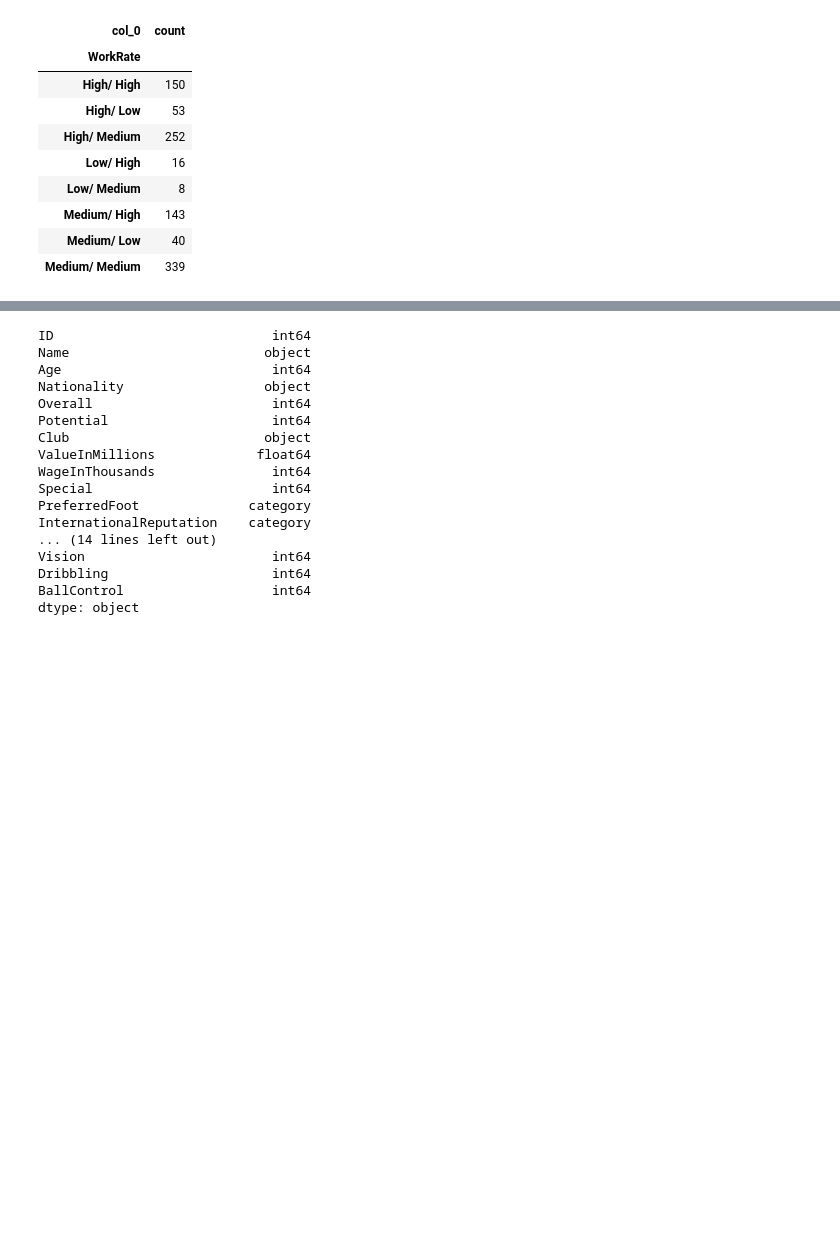
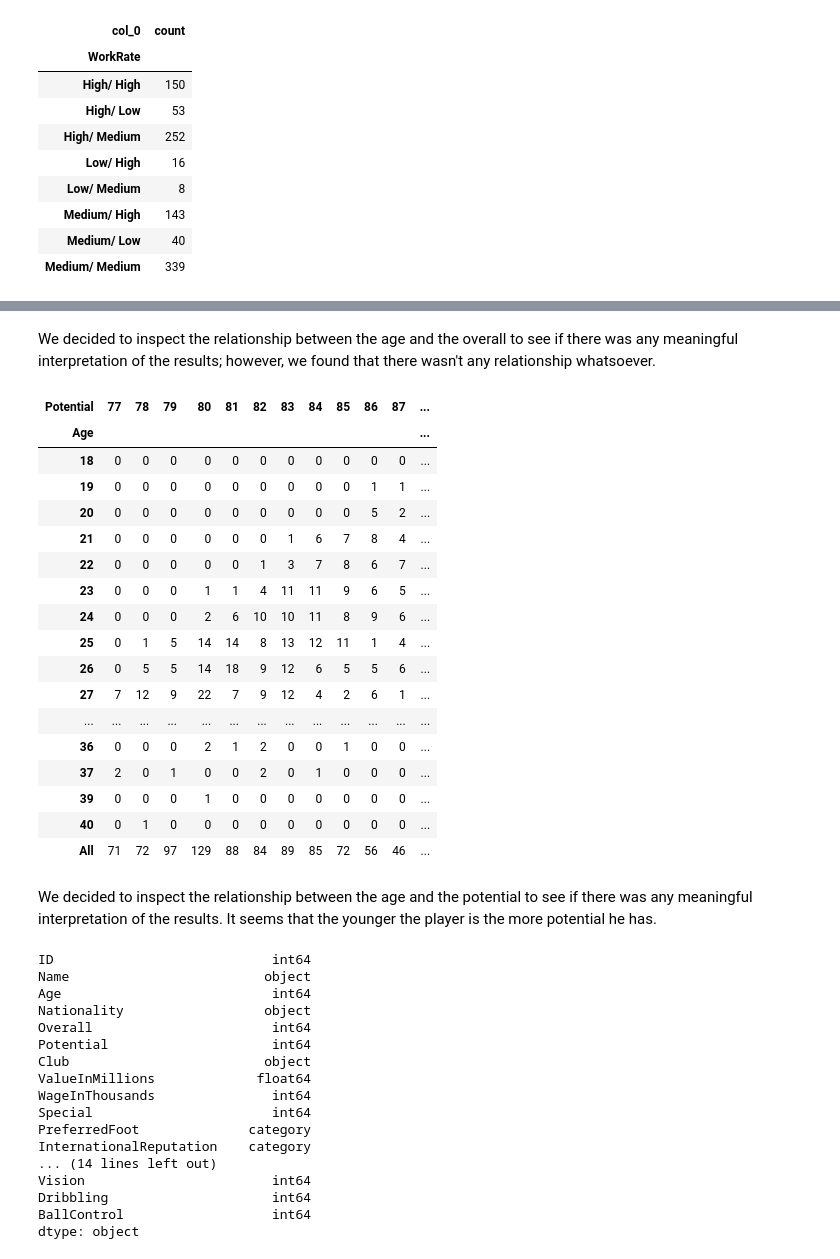
Before and after one commit to salmaemrany/Assignment1, a Jupyter notebook: Assignment 1.ipynb, the cells around one changed output, grey strips where cells are left out. Cells and saved outputs as stored; diff of their text form; code cells hidden in the pictures; blank space fills up the shorter version.

```diff
--- a/Assignment 1.ipynb
+++ b/Assignment 1.ipynb
@@ -608,3 +624,28 @@ pd.crosstab(index=df['WorkRate'], columns='count')
+# %% [markdown]
+We decided to inspect the relationship between the age and the overall to see if there was any meaningful interpretation of the results; however, we found that there wasn't any relationship whatsoever.
+# %%
+pd.crosstab(df['Age'], df['Potential'],margins=True)
+# %% [output]
+| Potential | 77 | 78 | 79 | 80 | 81 | 82 | 83 | 84 | 85 | 86 | 87 | ... |
+| Age |  |  |  |  |  |  |  |  |  |  |  | ... |
+| 18 | 0 | 0 | 0 | 0 | 0 | 0 | 0 | 0 | 0 | 0 | 0 | ... |
+| 19 | 0 | 0 | 0 | 0 | 0 | 0 | 0 | 0 | 0 | 1 | 1 | ... |
+| 20 | 0 | 0 | 0 | 0 | 0 | 0 | 0 | 0 | 0 | 5 | 2 | ... |
+| 21 | 0 | 0 | 0 | 0 | 0 | 0 | 1 | 6 | 7 | 8 | 4 | ... |
+| 22 | 0 | 0 | 0 | 0 | 0 | 1 | 3 | 7 | 8 | 6 | 7 | ... |
+| 23 | 0 | 0 | 0 | 1 | 1 | 4 | 11 | 11 | 9 | 6 | 5 | ... |
+| 24 | 0 | 0 | 0 | 2 | 6 | 10 | 10 | 11 | 8 | 9 | 6 | ... |
+| 25 | 0 | 1 | 5 | 14 | 14 | 8 | 13 | 12 | 11 | 1 | 4 | ... |
+| 26 | 0 | 5 | 5 | 14 | 18 | 9 | 12 | 6 | 5 | 5 | 6 | ... |
+| 27 | 7 | 12 | 9 | 22 | 7 | 9 | 12 | 4 | 2 | 6 | 1 | ... |
+| ... | ... | ... | ... | ... | ... | ... | ... | ... | ... | ... | ... | ... |
+| 36 | 0 | 0 | 0 | 2 | 1 | 2 | 0 | 0 | 1 | 0 | 0 | ... |
+| 37 | 2 | 0 | 1 | 0 | 0 | 2 | 0 | 1 | 0 | 0 | 0 | ... |
+| 39 | 0 | 0 | 0 | 1 | 0 | 0 | 0 | 0 | 0 | 0 | 0 | ... |
+| 40 | 0 | 1 | 0 | 0 | 0 | 0 | 0 | 0 | 0 | 0 | 0 | ... |
+| All | 71 | 72 | 97 | 129 | 88 | 84 | 89 | 85 | 72 | 56 | 46 | ... |
+# %% [markdown]
+We decided to inspect the relationship between the age and the potential to see if there was any meaningful interpretation of the results. It seems that the younger the player is the more potential he has.
 # %%
 df.dtypes
 # %% [output]
```
Also changed, not shown: parts of 5 cells of this notebook, 3 other files.
